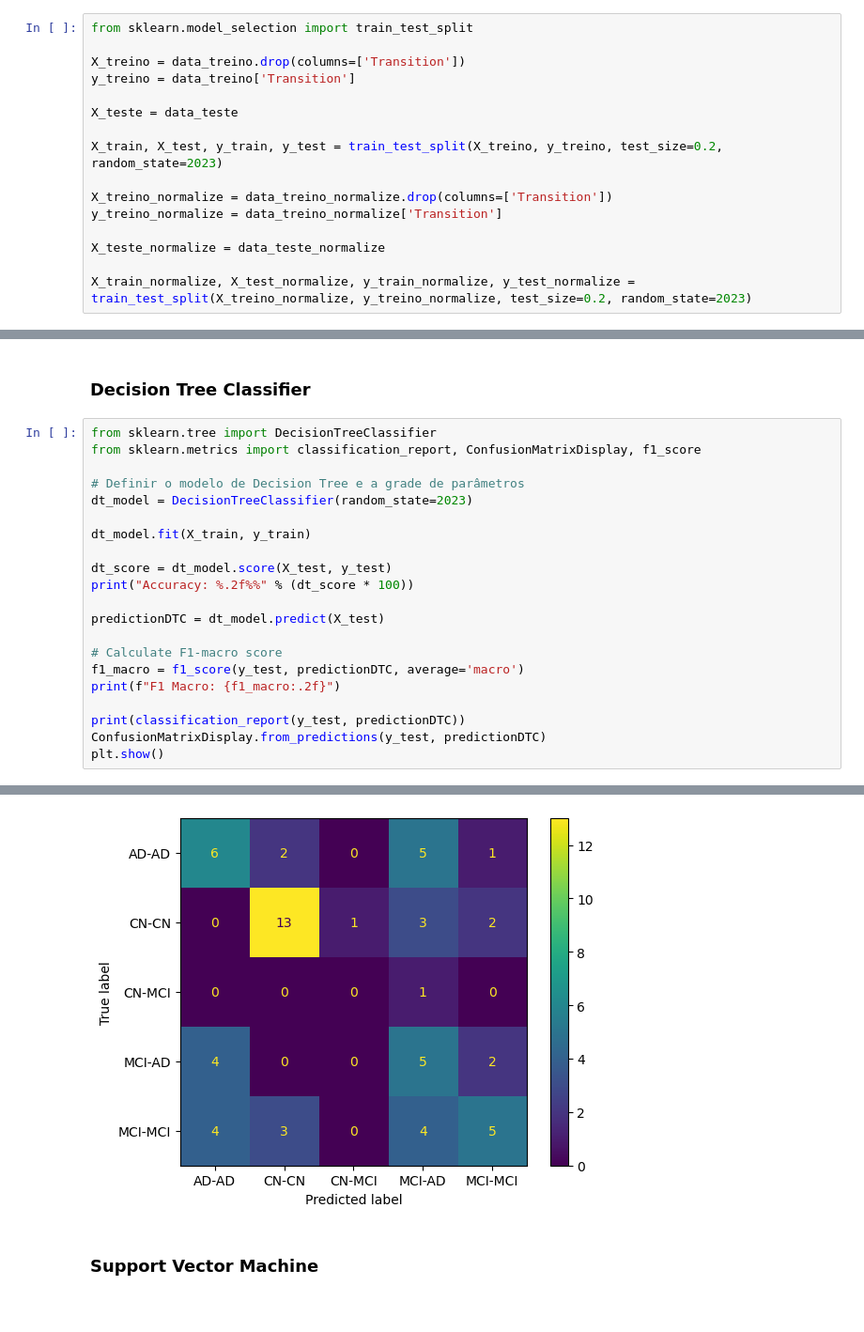
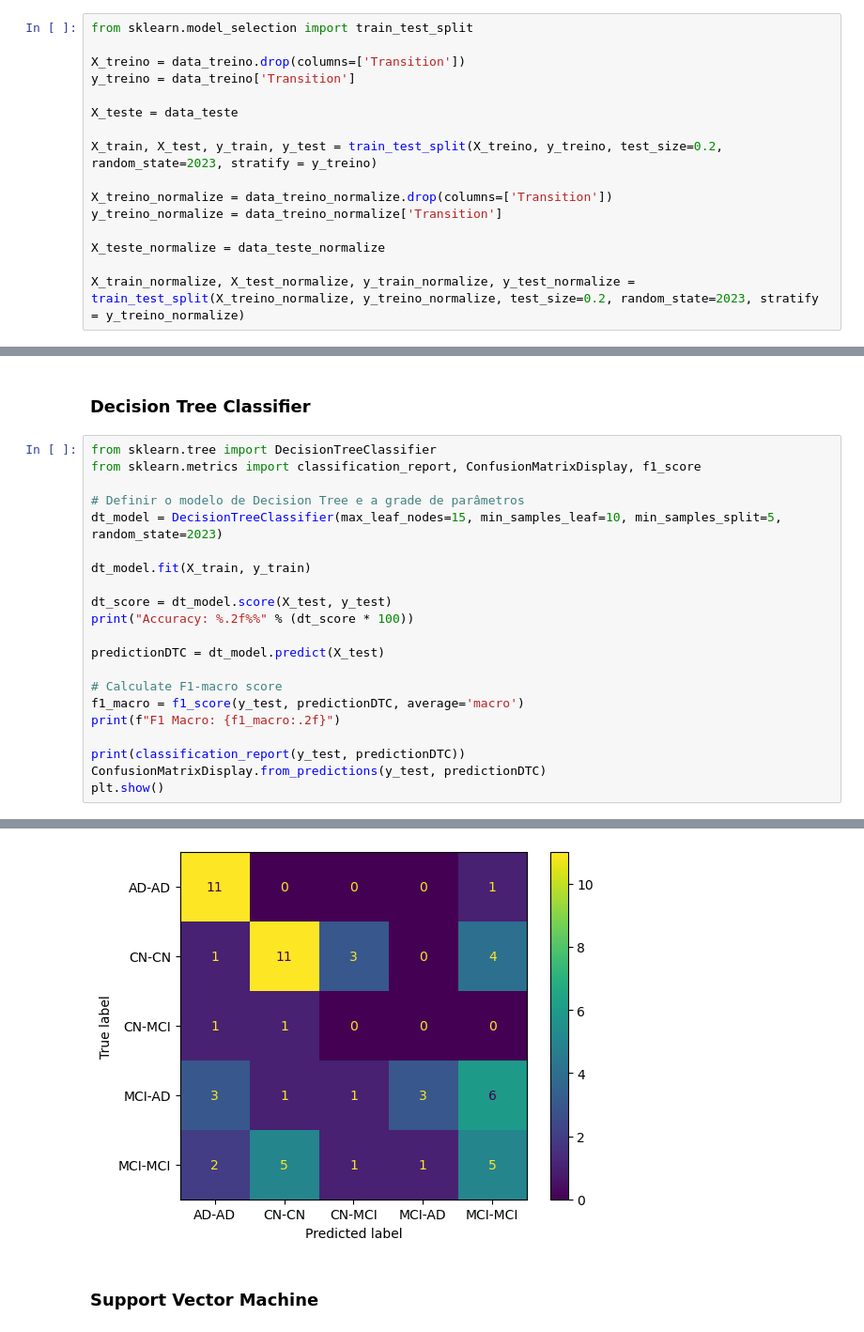
Before and after one commit to Pedrosilva03/daa-projeto, a Jupyter notebook: task2/hippo_Stacking.ipynb, the cells around one changed output, grey strips where cells are left out. Shown: that part at 94% size. Cells and saved outputs as stored; diff of their text form.

```diff
--- a/task2/hippo_Stacking.ipynb
+++ b/task2/hippo_Stacking.ipynb
@@ -126,14 +126,14 @@ y_treino = data_treino['Transition']
 
 X_teste = data_teste
 
-X_train, X_test, y_train, y_test = train_test_split(X_treino, y_treino, test_size=0.2, random_state=2023)
+X_train, X_test, y_train, y_test = train_test_split(X_treino, y_treino, test_size=0.2, random_state=2023, stratify = y_treino)
 
 X_treino_normalize = data_treino_normalize.drop(columns=['Transition'])
 y_treino_normalize = data_treino_normalize['Transition']
 
 X_teste_normalize = data_teste_normalize
 
-X_train_normalize, X_test_normalize, y_train_normalize, y_test_normalize = train_test_split(X_treino_normalize, y_treino_normalize, test_size=0.2, random_state=2023)
+X_train_normalize, X_test_normalize, y_train_normalize, y_test_normalize = train_test_split(X_treino_normalize, y_treino_normalize, test_size=0.2, random_state=2023, stratify = y_treino_normalize)
 # %% [markdown]
 ## Feature Selection
 # %%
@@ -239,7 +239,7 @@ from sklearn.tree import DecisionTreeClassifier
 from sklearn.metrics import classification_report, ConfusionMatrixDisplay, f1_score
 
 # Definir o modelo de Decision Tree e a grade de parâmetros
-dt_model = DecisionTreeClassifier(random_state=2023)
+dt_model = DecisionTreeClassifier(max_leaf_nodes=15, min_samples_leaf=10, min_samples_split=5, random_state=2023)
 
 dt_model.fit(X_train, y_train)
 
@@ -272,4 +272,4 @@ weighted avg       0.50      0.48      0.48        61
-[figure, old version]
+[figure, new version]
 # %% [markdown]
 ### Support Vector Machine
 # %%
```
Also changed, not shown: parts of 14 cells of this notebook, 3 other files.
